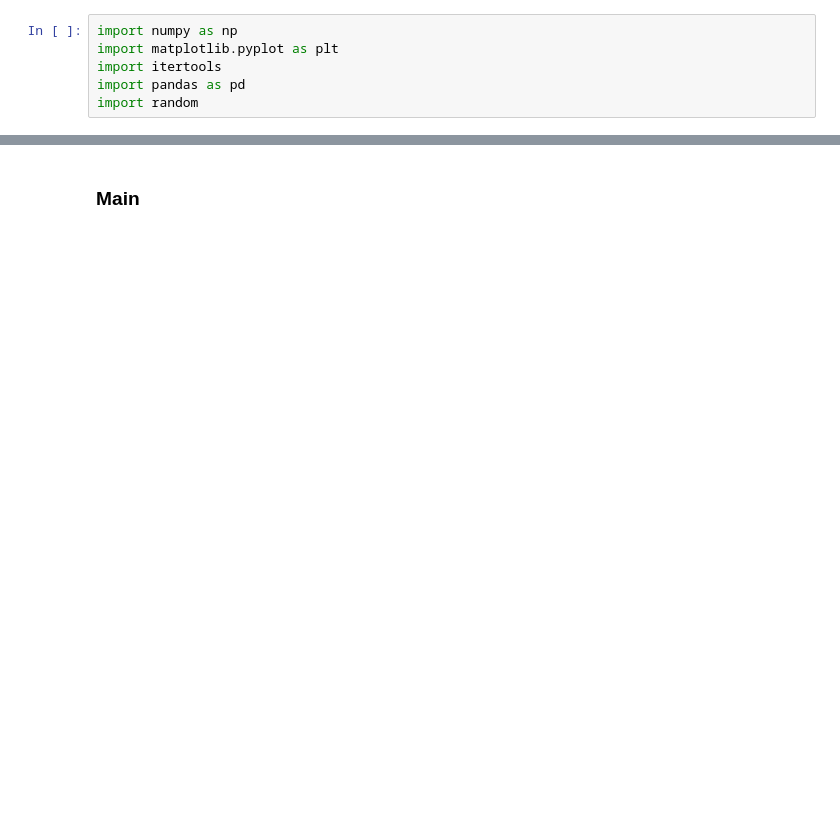
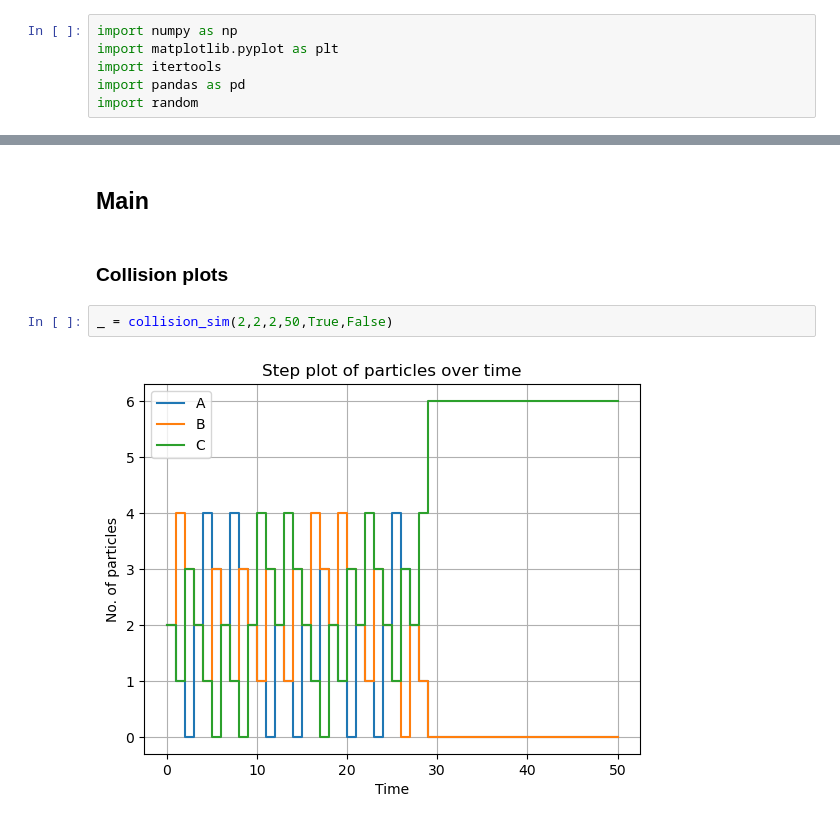
Before and after one commit to ArkinF/MA3K7, a Jupyter notebook: MA3K7 Project P1.ipynb, the cells around one changed output, grey strips where cells are left out. Saved outputs shown, nothing was run; the diff lists cells and outputs as text; blank space fills up the shorter version.

```diff
--- a/MA3K7 Project P1.ipynb
+++ b/MA3K7 Project P1.ipynb
@@ -68,2 +108,8 @@ def collision_sim(a, b, c, n):
 # %% [markdown]
-### Main
+## Main
+# %% [markdown]
+### Collision plots
+# %%
+_ = collision_sim(2,2,2,50,True,False)
+# %% [output]
+[figure, added]
```
Also changed, not shown: parts of 23 cells of this notebook, 1 other file.
